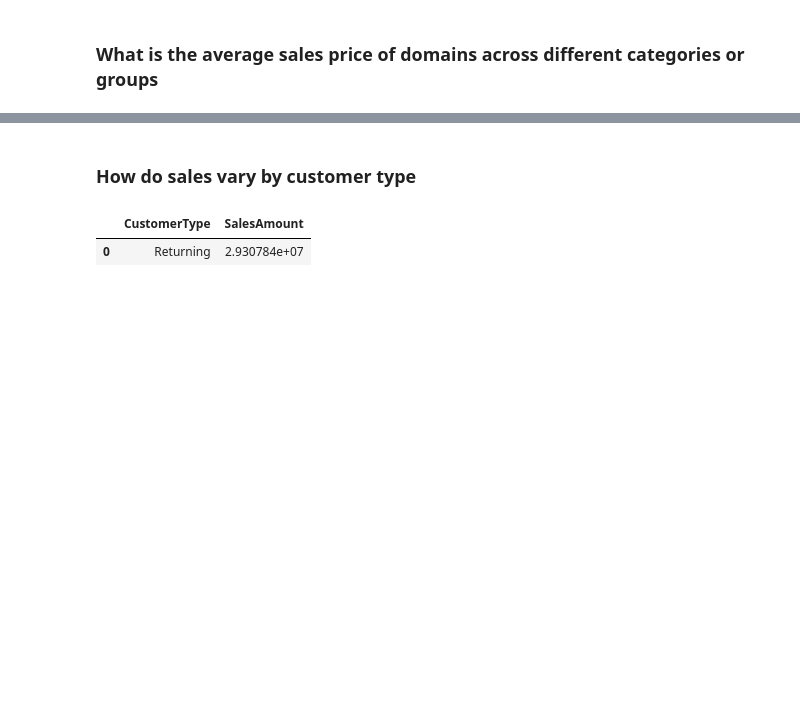
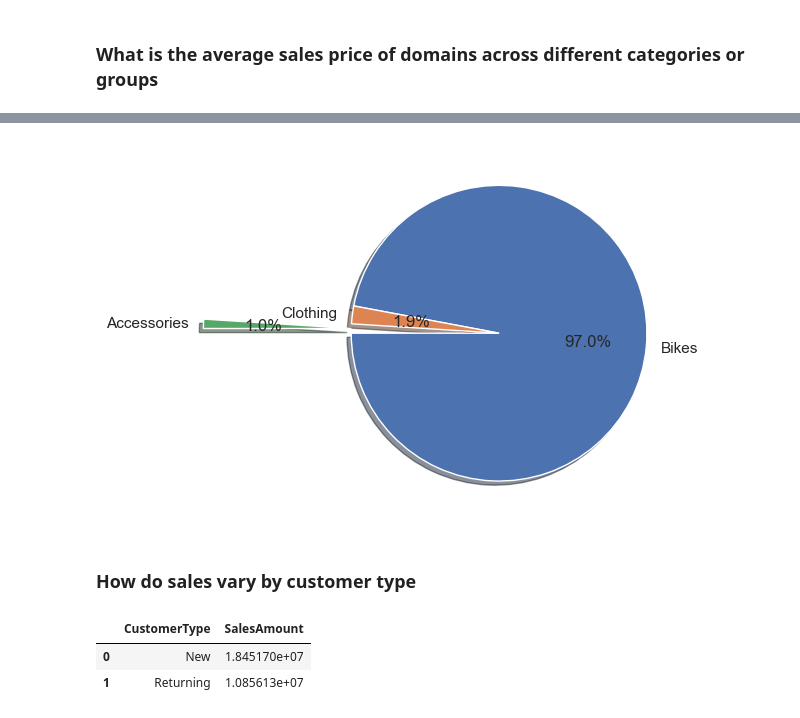
Before and after one commit to UsmanAhamed12/Data-Analyst-Intern-Project, a Jupyter notebook: BUDGET SALES ANALYSIS/NoteBooks/EDA.ipynb, the cells around one changed output, grey strips where cells are left out. Drawn from its saved outputs; the diff is of its cells as text; code cells hidden in the pictures; blank space fills up the shorter version.

```diff
--- a/BUDGET SALES ANALYSIS/NoteBooks/EDA.ipynb
+++ b/BUDGET SALES ANALYSIS/NoteBooks/EDA.ipynb
@@ -145,16 +178,38 @@ average_sales_df
+# %%
+plt.pie(category_avg_sales_sorted['SalesAmount'] , labels= category_avg_sales_sorted['Category'], autopct='%0.1f%%', explode=[0,0,1], shadow= True, startangle=180)
+sns.set_theme(style='ticks')
+plt.show()
+# %% [output]
+[figure, added]
 # %% [markdown]
 ### How do sales vary by customer type
-# %%
-customers_df = pd.read_excel('/Users/inazawaelectronics/Desktop/Data-Analyst-Intern-Project/BUDGET SALES ANALYSIS/Data/Customers.xlsx')
-merged_data = sales_df.merge(customers_df, on="CustomerKey")
-
-merged_data["CustomerType"] = merged_data["DateFirstPurchase"].apply(
-    lambda x: "Returning" if pd.to_datetime(x) < pd.Timestamp.today() else "New"
-)
-
-sales_by_customer_type = merged_data.groupby("CustomerType")["SalesAmount"].sum()
-sales_by_customer_type_df = sales_by_customer_type.reset_index()
-sales_by_customer_type_df
-# %% [output]
-|  | CustomerType | SalesAmount |
-| 0 | Returning | 2.930784e+07 |
+# %%
+# Load datasets
+sales_path = "/Users/inazawaelectronics/Desktop/Data-Analyst-Intern-Project/BUDGET SALES ANALYSIS/Data/Sales.xlsx"
+customers_path = "/Users/inazawaelectronics/Desktop/Data-Analyst-Intern-Project/BUDGET SALES ANALYSIS/Data/Customers.xlsx"
+
+sales_df = pd.read_excel(sales_path)
+customers_df = pd.read_excel(customers_path)
+
+# Merge Sales and Customers datasets on CustomerKey
+merged_df = pd.merge(sales_df, customers_df, on='CustomerKey', how='inner')
+
+# Convert dates to datetime format
+merged_df['OrderDate'] = pd.to_datetime(merged_df['OrderDate'])
+merged_df['DateFirstPurchase'] = pd.to_datetime(merged_df['DateFirstPurchase'])
+
+# Create a new column for CustomerType
+merged_df['CustomerType'] = merged_df.apply(
+    lambda row: 'Returning' if row['OrderDate'] > row['DateFirstPurchase'] else 'New',
+    axis=1
+)
+
+# Group by CustomerType and calculate total SalesAmount
+sales_by_customer_type = merged_df.groupby('CustomerType')['SalesAmount'].sum().reset_index()
+
+# Display the results
+sales_by_customer_type
+# %% [output]
+|  | CustomerType | SalesAmount |
+| 0 | New | 1.845170e+07 |
+| 1 | Returning | 1.085613e+07 |
```
Also changed, not shown: parts of 5 cells of this notebook, 1 other file.
